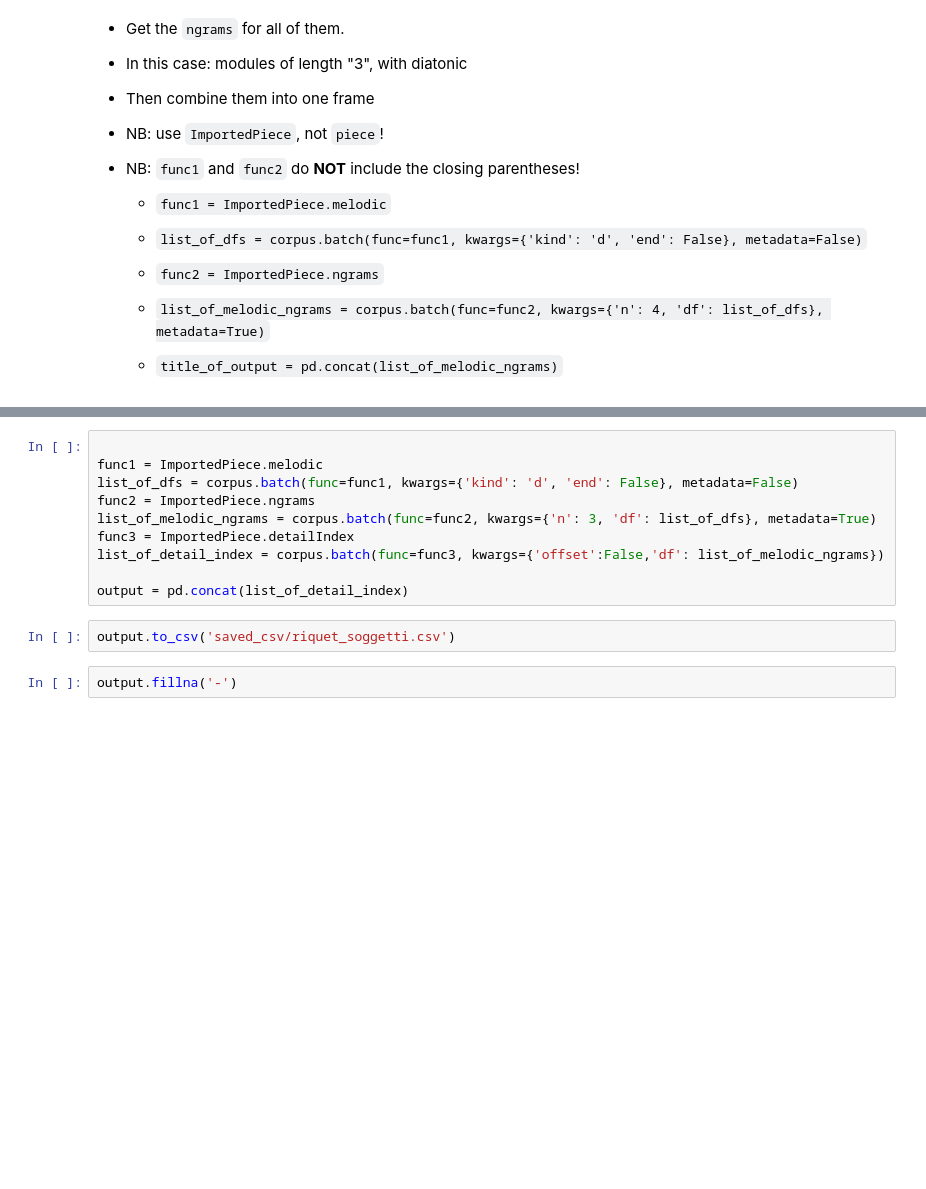
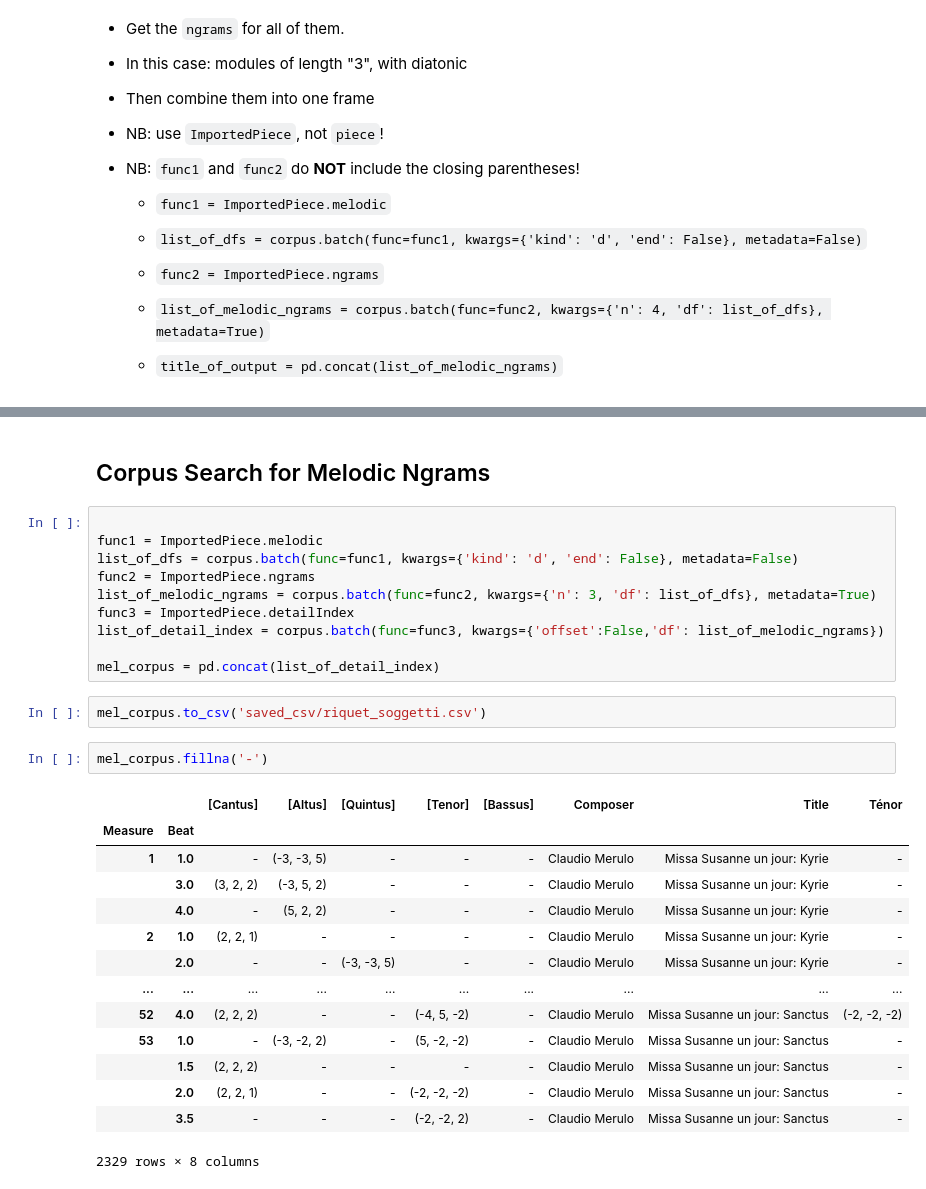
Before and after one commit to RichardFreedman/CRIM_JHUB, a Jupyter notebook: CRIM_02_Melodic_Harmonic.ipynb, the cells around one changed output, grey strips where cells are left out. Drawn from its saved outputs; the diff is of its cells as text; blank space fills up the shorter version.

Commit message:
update nbs to match new intervals.  Add corpus search

```diff
--- a/CRIM_02_Melodic_Harmonic.ipynb
+++ b/CRIM_02_Melodic_Harmonic.ipynb
@@ -651,3 +656,5 @@ corpus = CorpusBase(['https://crimproject.org/mei/CRIM_Mass_0050_1.mei',
+# %% [markdown]
+## Corpus Search for Melodic Ngrams
 # %%
 
 func1 = ImportedPiece.melodic
@@ -657,8 +664,23 @@ list_of_melodic_ngrams = corpus.batch(func=func2, kwargs={'n': 3, 'df': list_of_
 func3 = ImportedPiece.detailIndex
 list_of_detail_index = corpus.batch(func=func3, kwargs={'offset':False,'df': list_of_melodic_ngrams})
 
-output = pd.concat(list_of_detail_index)
+mel_corpus = pd.concat(list_of_detail_index)
 # %%
-output.to_csv('saved_csv/riquet_soggetti.csv')
+mel_corpus.to_csv('saved_csv/riquet_soggetti.csv')
 # %%
-output.fillna('-')
+mel_corpus.fillna('-')
+# %% [output]
+|  |  | [Cantus] | [Altus] | [Quintus] | [Tenor] | [Bassus] | Composer | Title | Ténor |
+| Measure | Beat |  |  |  |  |  |  |  |  |
+| 1 | 1.0 | - | (-3, -3, 5) | - | - | - | Claudio Merulo | Missa Susanne un jour: Kyrie | - |
+|  | 3.0 | (3, 2, 2) | (-3, 5, 2) | - | - | - | Claudio Merulo | Missa Susanne un jour: Kyrie | - |
+|  | 4.0 | - | (5, 2, 2) | - | - | - | Claudio Merulo | Missa Susanne un jour: Kyrie | - |
+| 2 | 1.0 | (2, 2, 1) | - | - | - | - | Claudio Merulo | Missa Susanne un jour: Kyrie | - |
+|  | 2.0 | - | - | (-3, -3, 5) | - | - | Claudio Merulo | Missa Susanne un jour: Kyrie | - |
+| ... | ... | ... | ... | ... | ... | ... | ... | ... | ... |
+| 52 | 4.0 | (2, 2, 2) | - | - | (-4, 5, -2) | - | Claudio Merulo | Missa Susanne un jour: Sanctus | (-2, -2, -2) |
+| 53 | 1.0 | - | (-3, -2, 2) | - | (5, -2, -2) | - | Claudio Merulo | Missa Susanne un jour: Sanctus | - |
+|  | 1.5 | (2, 2, 2) | - | - | - | - | Claudio Merulo | Missa Susanne un jour: Sanctus | - |
+|  | 2.0 | (2, 2, 1) | - | - | (-2, -2, -2) | - | Claudio Merulo | Missa Susanne un jour: Sanctus | - |
+|  | 3.5 | - | - | - | (-2, -2, 2) | - | Claudio Merulo | Missa Susanne un jour: Sanctus | - |
+2329 rows × 8 columns
```
Also changed, not shown: parts of 20 cells of this notebook, 8 other files.
